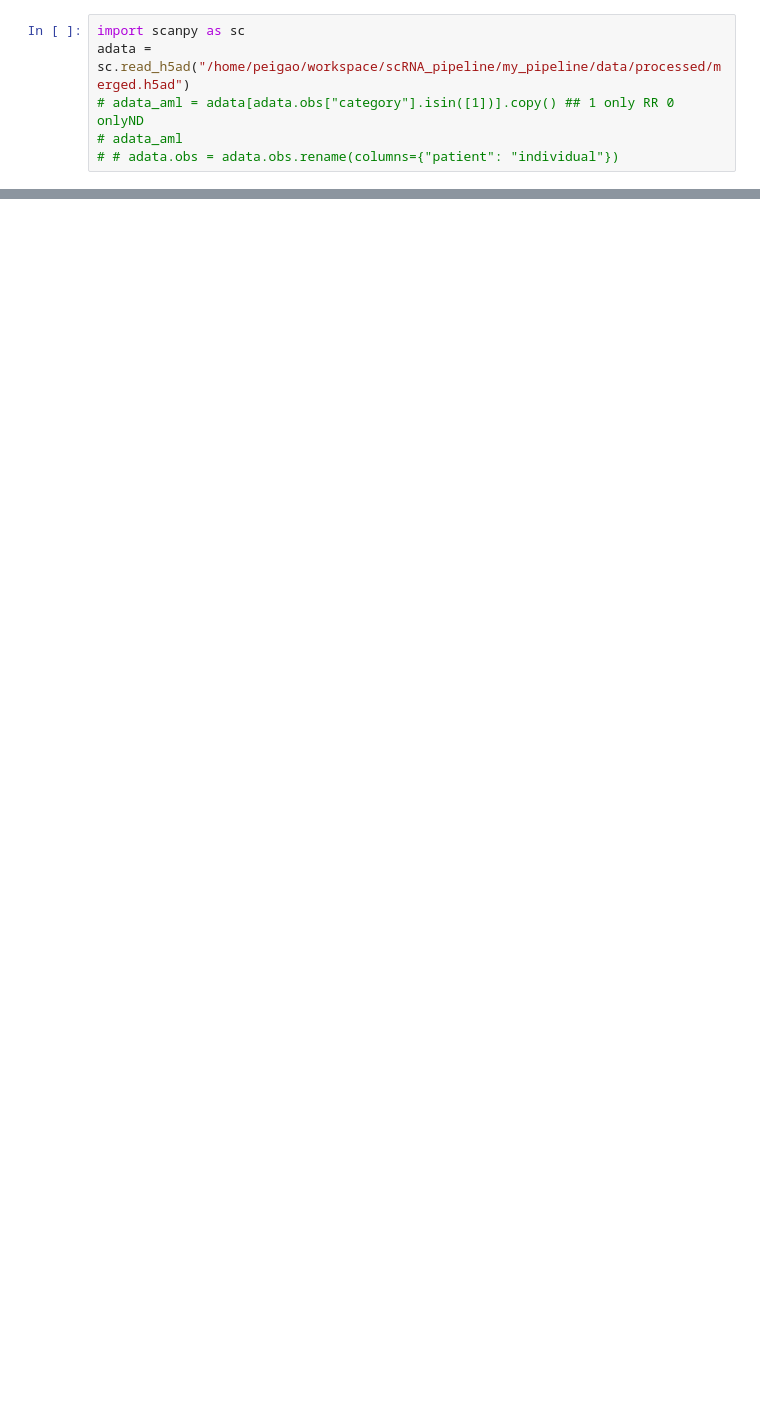
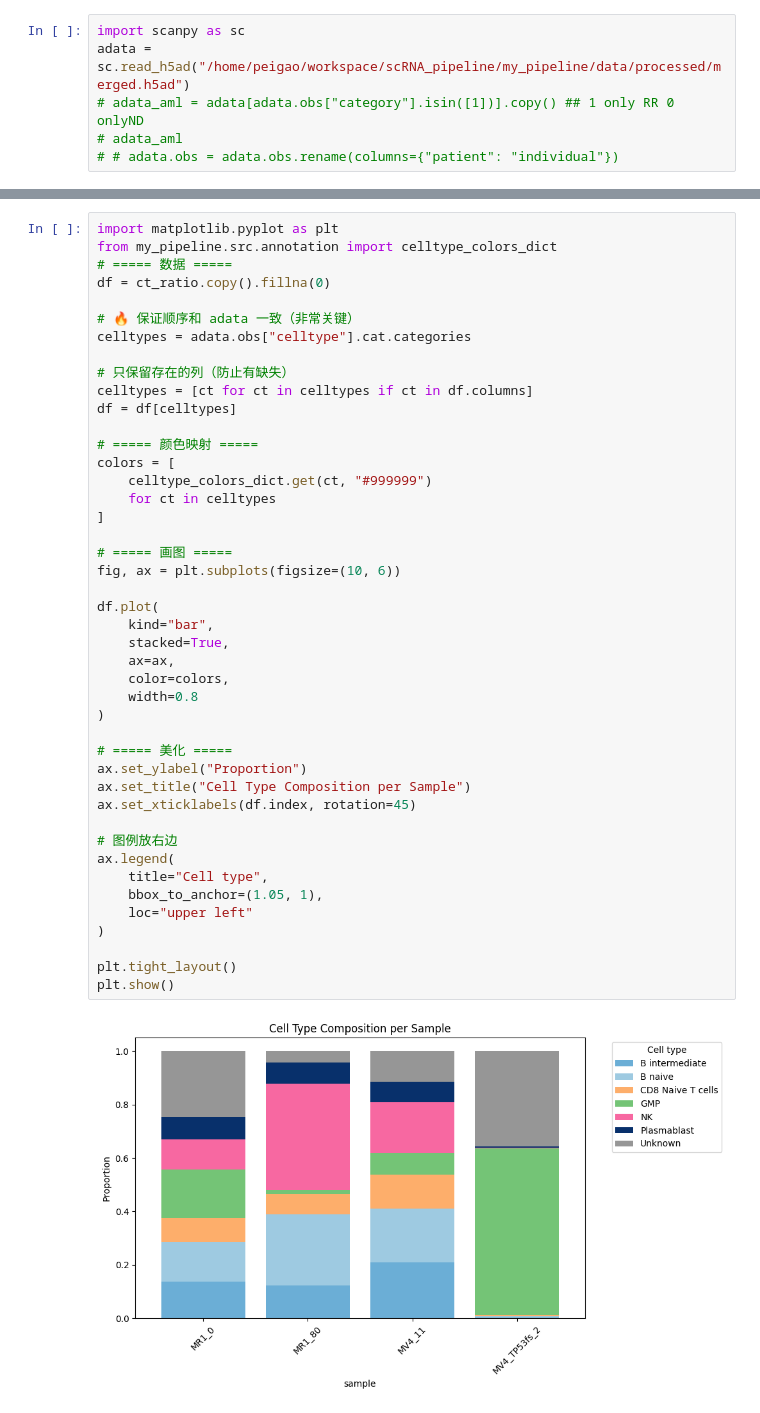
Before and after one commit to gaopeigi3/scRNA_pipeline, a Jupyter notebook: porpotion.ipynb, the cells around one changed output, grey strips where cells are left out. Drawn from its saved outputs; the diff is of its cells as text; blank space fills up the shorter version.

Commit message:
modified for GMP DEG analysis and cell type proportion analysis.

```diff
--- a/porpotion.ipynb
+++ b/porpotion.ipynb
@@ -33,0 +34,46 @@ MV4_TP53fs_2   0.356793  0.623008    0.004103
+# %%
+import matplotlib.pyplot as plt
+from my_pipeline.src.annotation import celltype_colors_dict
+# ===== 数据 =====
+df = ct_ratio.copy().fillna(0)
+
+# 🔥 保证顺序和 adata 一致（非常关键）
+celltypes = adata.obs["celltype"].cat.categories
+
+# 只保留存在的列（防止有缺失）
+celltypes = [ct for ct in celltypes if ct in df.columns]
+df = df[celltypes]
+
+# ===== 颜色映射 =====
+colors = [
+    celltype_colors_dict.get(ct, "#999999")
+    for ct in celltypes
+]
+
+# ===== 画图 =====
+fig, ax = plt.subplots(figsize=(10, 6))
+
+df.plot(
+    kind="bar",
+    stacked=True,
+    ax=ax,
+    color=colors,
+    width=0.8
+)
+
+# ===== 美化 =====
+ax.set_ylabel("Proportion")
+ax.set_title("Cell Type Composition per Sample")
+ax.set_xticklabels(df.index, rotation=45)
+
+# 图例放右边
+ax.legend(
+    title="Cell type",
+    bbox_to_anchor=(1.05, 1),
+    loc="upper left"
+)
+
+plt.tight_layout()
+plt.show()
+# %% [output]
+[figure, added]
```
Also changed, not shown: parts of 1 cell of this notebook.
